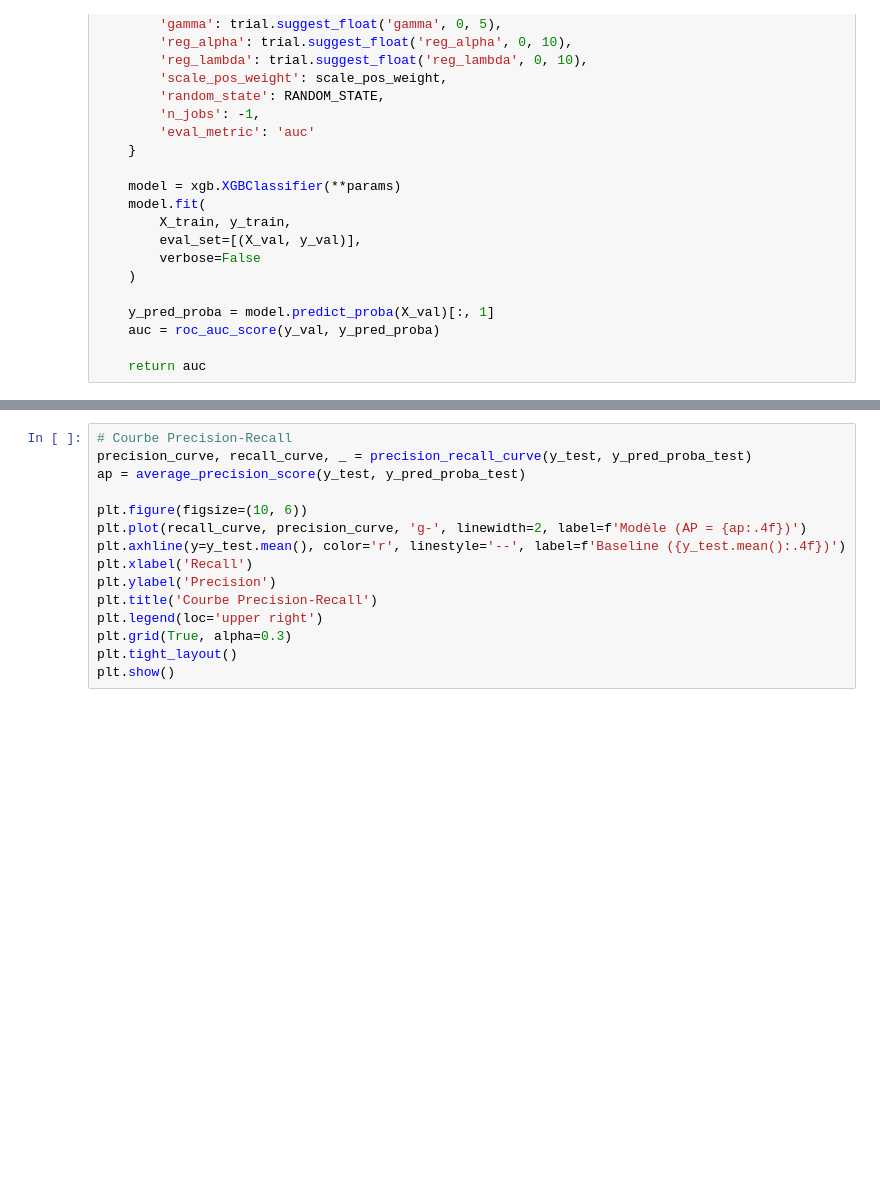
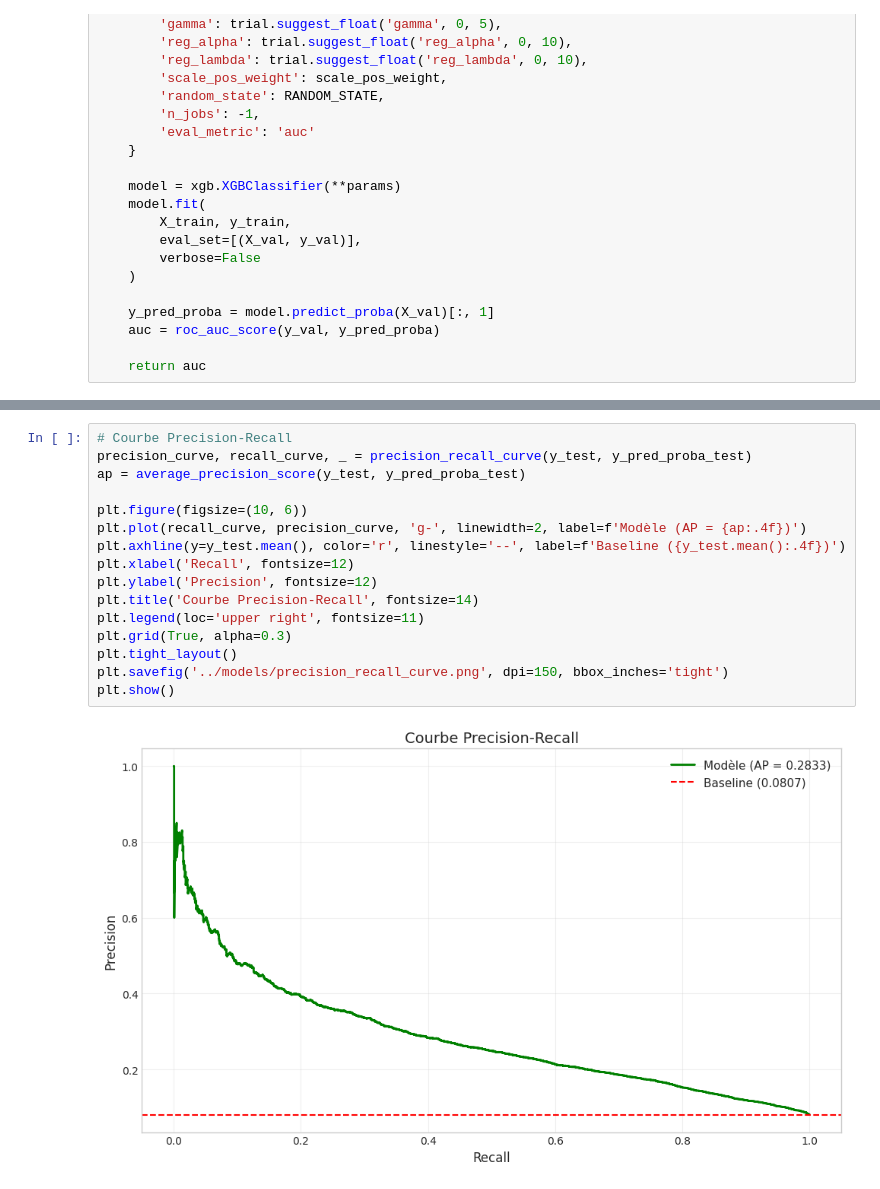
Before and after one commit to Danesamo/credit-risk-scoring-pipeline, a Jupyter notebook: notebooks/03_modeling.ipynb, the cells around one changed output, grey strips where cells are left out. Drawn from its saved outputs; the diff is of its cells as text; blank space fills up the shorter version.

```diff
--- a/notebooks/03_modeling.ipynb
+++ b/notebooks/03_modeling.ipynb
@@ -355,16 +506,19 @@ plt.show()
 # %%
 # Courbe Precision-Recall
 precision_curve, recall_curve, _ = precision_recall_curve(y_test, y_pred_proba_test)
 ap = average_precision_score(y_test, y_pred_proba_test)
 
 plt.figure(figsize=(10, 6))
 plt.plot(recall_curve, precision_curve, 'g-', linewidth=2, label=f'Modèle (AP = {ap:.4f})')
 plt.axhline(y=y_test.mean(), color='r', linestyle='--', label=f'Baseline ({y_test.mean():.4f})')
-plt.xlabel('Recall')
-plt.ylabel('Precision')
-plt.title('Courbe Precision-Recall')
-plt.legend(loc='upper right')
+plt.xlabel('Recall', fontsize=12)
+plt.ylabel('Precision', fontsize=12)
+plt.title('Courbe Precision-Recall', fontsize=14)
+plt.legend(loc='upper right', fontsize=11)
 plt.grid(True, alpha=0.3)
 plt.tight_layout()
+plt.savefig('../models/precision_recall_curve.png', dpi=150, bbox_inches='tight')
 plt.show()
+# %% [output]
+[figure, added]
 # %% [markdown]
```
Also changed, not shown: parts of 34 cells of this notebook, 10 other files.
